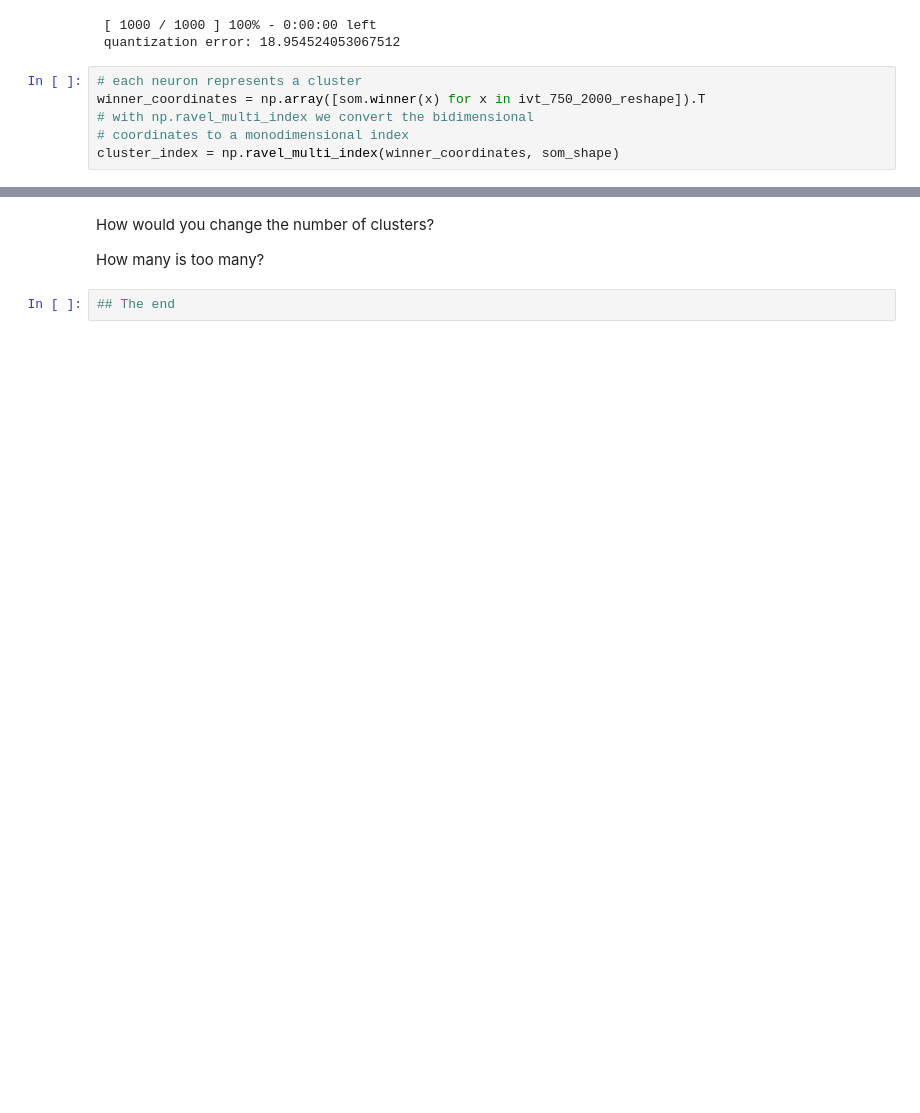
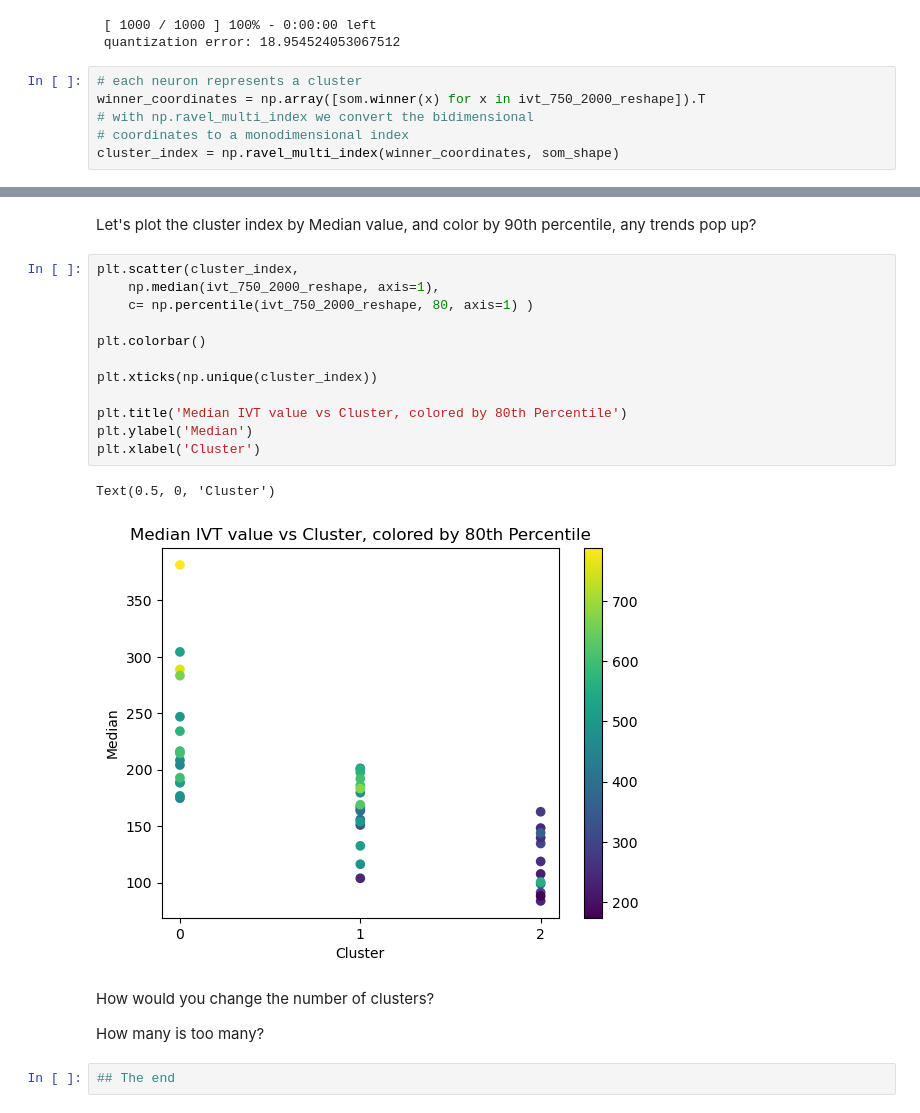
Before and after one commit to ThomasMGeo/MinisomTutorial_Atmo, a Jupyter notebook: notebooks/Minisom_Tutorial.ipynb, the cells around one changed output, grey strips where cells are left out. Drawn from its saved outputs; the diff is of its cells as text; blank space fills up the shorter version.

```diff
--- a/notebooks/Minisom_Tutorial.ipynb
+++ b/notebooks/Minisom_Tutorial.ipynb
@@ -244,3 +246,20 @@ for centroid in som.get_weights():
+# %% [markdown]
+Let's plot the cluster index by Median value, and color by 90th percentile, any trends pop up?
+# %%
+plt.scatter(cluster_index,
+    np.median(ivt_750_2000_reshape, axis=1),
+    c= np.percentile(ivt_750_2000_reshape, 80, axis=1) )
+
+plt.colorbar()
+
+plt.xticks(np.unique(cluster_index))
+
+plt.title('Median IVT value vs Cluster, colored by 80th Percentile')
+plt.ylabel('Median')
+plt.xlabel('Cluster')
+# %% [output]
+Text(0.5, 0, 'Cluster')
+[figure, added]
 # %% [markdown]
 How would you change the number of clusters?
 
```
Also changed, not shown: parts of 10 cells of this notebook, 1 other file.
